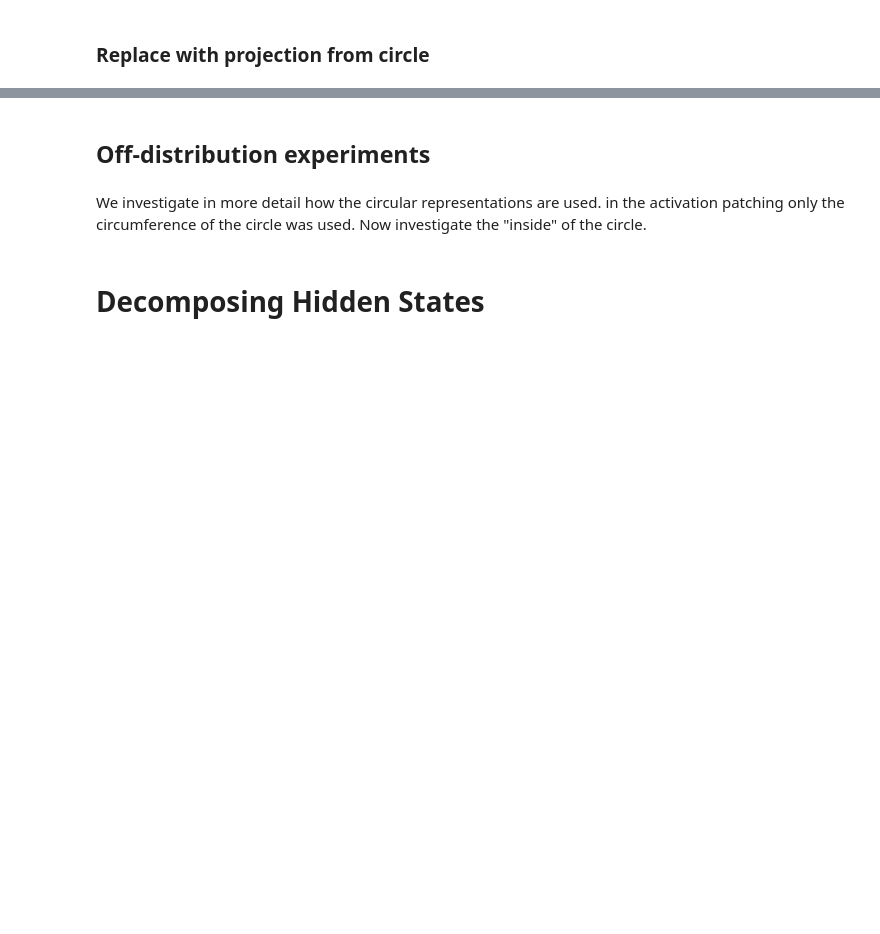
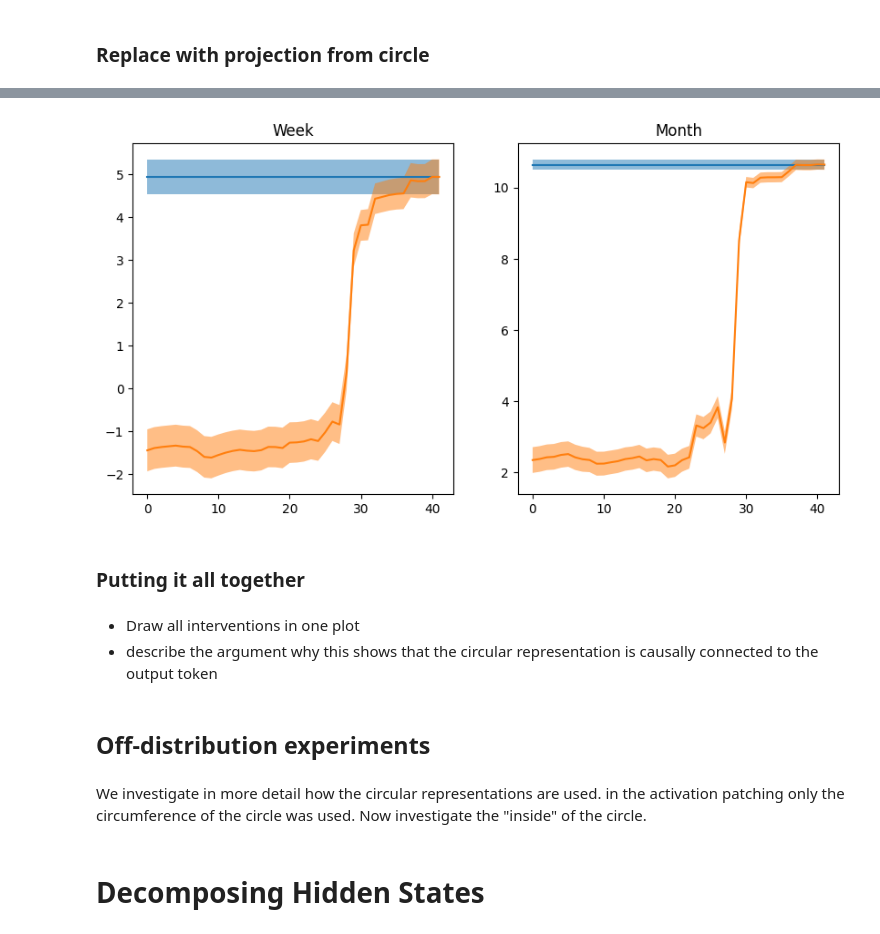
Before and after one commit to derfred/tutorials, a Jupyter notebook: multi_dimensional_features/multi_dimension_features.ipynb, the cells around one changed output, grey strips where cells are left out. Cells and saved outputs as stored; diff of their text form; code cells hidden in the pictures; blank space fills up the shorter version.

```diff
--- a/multi_dimensional_features/multi_dimension_features.ipynb
+++ b/multi_dimensional_features/multi_dimension_features.ipynb
@@ -732,3 +774,54 @@ def pca_replace(promptfn, layers=None, confidence=0.96):
+# %%
+def calc_circle_embeds(promptfn, linear_probes):
+  w       = 2 * np.pi / promptfn.count
+  circle  = np.array([np.cos(w * np.arange(promptfn.count)), np.sin(w * np.arange(promptfn.count))]).T
+
+  from sklearn.decomposition import PCA
+  residuals  = np.transpose(extract_residual_streams(promptfn), (1, 0, 2))
+  layer_avgs = np.mean(residuals, axis=1)
+  pcas       = np.array([PCA(n_components=5).fit(residual) for residual in residuals])
+
+  def project_circle(layer_avg, pca, linear_probe):
+    q, r        = np.linalg.qr(linear_probe)
+    circle_comp = circle @ np.linalg.inv(r) @ q.T @ pca.components_
+    avg_comp    = layer_avg @ pca.components_.T @ q @ q.T @ pca.components_
+    return layer_avg + (circle_comp - avg_comp)
+  result = list(starmap(project_circle, zip(layer_avgs, pcas, linear_probes)))
+  return np.repeat(result, promptfn.count, axis=1)
+
+def circle_replace_for_layer(promptfn, layer, circle_embed, confidence=0.96):
+  def extract(prompt, circle_embed):
+    hook = ReplaceLayerHook(layer, promptfn.a_index, circle_embed)
+    return np.array(model(mx.array(tokenizer.encode(prompt))[None], hook=hook)[0, -1, promptfn.domain_tokens])
+
+  dirty_c, _, clean_c, clean_i = build_intervention_params(promptfn)
+
+  outputs      = np.array([extract(token, pca_shift) for token, pca_shift in zip(np.repeat(promptfn.prompts, promptfn.count-1), circle_embed[clean_i])])
+  dirty_logits = outputs[np.arange(outputs.shape[0]), dirty_c]
+  clean_logits = outputs[np.arange(outputs.shape[0]), clean_c]
+  deltas       = dirty_logits - clean_logits
+
+  mean, std_err = np.mean(deltas), scipy.stats.sem(deltas)
+  band          = std_err * scipy.stats.t.ppf((1 + confidence) / 2.0, len(deltas) - 1)
+  return mean-band, mean, mean+band
+
+def circle_replace(promptfn, layers=None, confidence=0.96):
+  linear_probes = train_linear_probes(promptfn)[0]
+  circle_embeds = calc_circle_embeds(promptfn, linear_probes)
+  layers        = list(layers or range(model.num_hidden_layers))
+  return np.array([pca_replace_for_layer(promptfn, i, circle_embeds[i], confidence) for i in tqdm(layers)])
+
+week_circle_replace  = circle_replace(week_prompt)
+month_circle_replace = circle_replace(month_prompt)
+# %%
+intervention_plot(week_circle_replace, month_circle_replace)
+# %% [output]
+[figure, added]
+# %% [markdown]
+### Putting it all together
+# %% [markdown]
+* Draw all interventions in one plot
+* describe the argument why this shows that the circular representation is causally connected to the output token
 # %% [markdown]
 ## Off-distribution experiments
 # %% [markdown]
```
Also changed, not shown: parts of 15 cells of this notebook.
